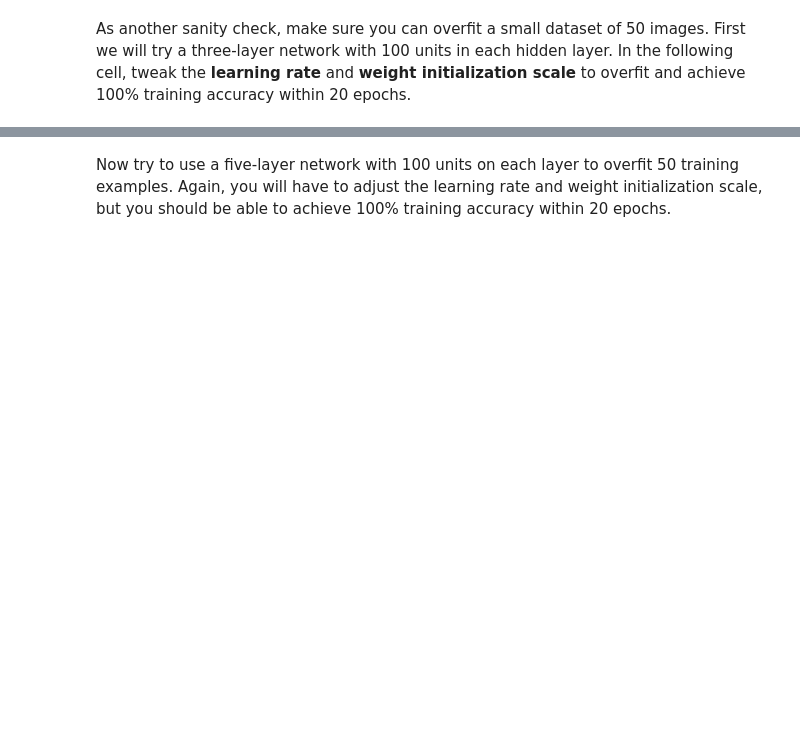
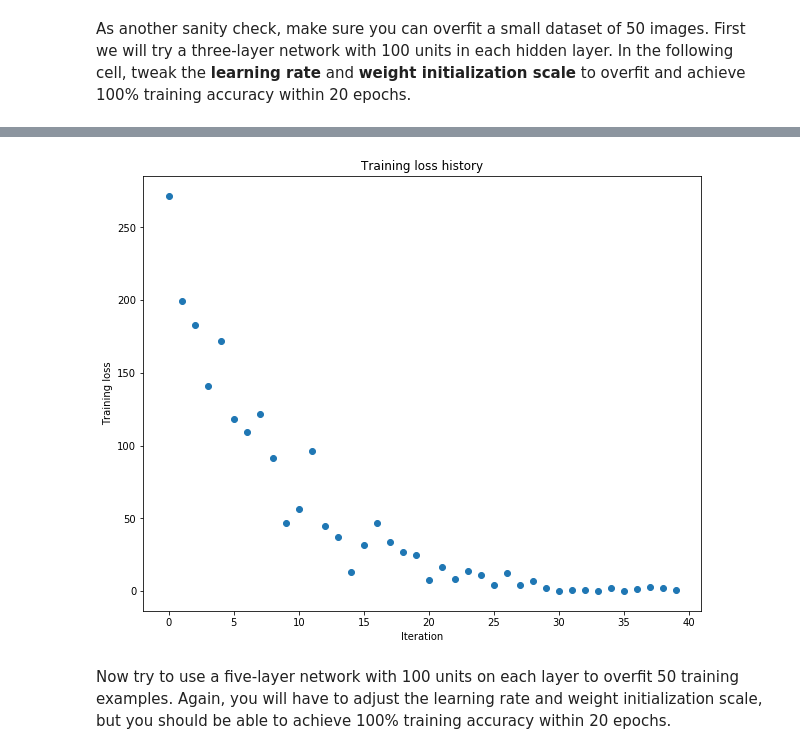
Before and after one commit to efirdc/CS231n-Convolutional-Neural-Nets, a Jupyter notebook: assignment2/FullyConnectedNets.ipynb, the cells around one changed output, grey strips where cells are left out. Drawn from its saved outputs; the diff is of its cells as text; code cells hidden in the pictures; blank space fills up the shorter version.

```diff
--- a/assignment2/FullyConnectedNets.ipynb
+++ b/assignment2/FullyConnectedNets.ipynb
@@ -403,7 +445,7 @@ small_data = {
   'y_val': data['y_val'],
 }
 
-weight_scale = 1e-2   # Experiment with this!
+weight_scale = 1e-1   # Experiment with this!
 learning_rate = 1e-4  # Experiment with this!
 model = FullyConnectedNet([100, 100],
               weight_scale=weight_scale, dtype=np.float64)
@@ -421,3 +463,4 @@ plt.title('Training loss history')
 plt.xlabel('Iteration')
 plt.ylabel('Training loss')
 plt.show()
+# %% [output]
@@ -424,3 +484,4 @@ plt.show()
+[figure, added]
 # %% [markdown]
 Now try to use a five-layer network with 100 units on each layer to overfit 50 training examples. Again, you will have to adjust the learning rate and weight initialization scale, but you should be able to achieve 100% training accuracy within 20 epochs.
 # %%
```
Also changed, not shown: parts of 9 cells of this notebook, 2 other files.
